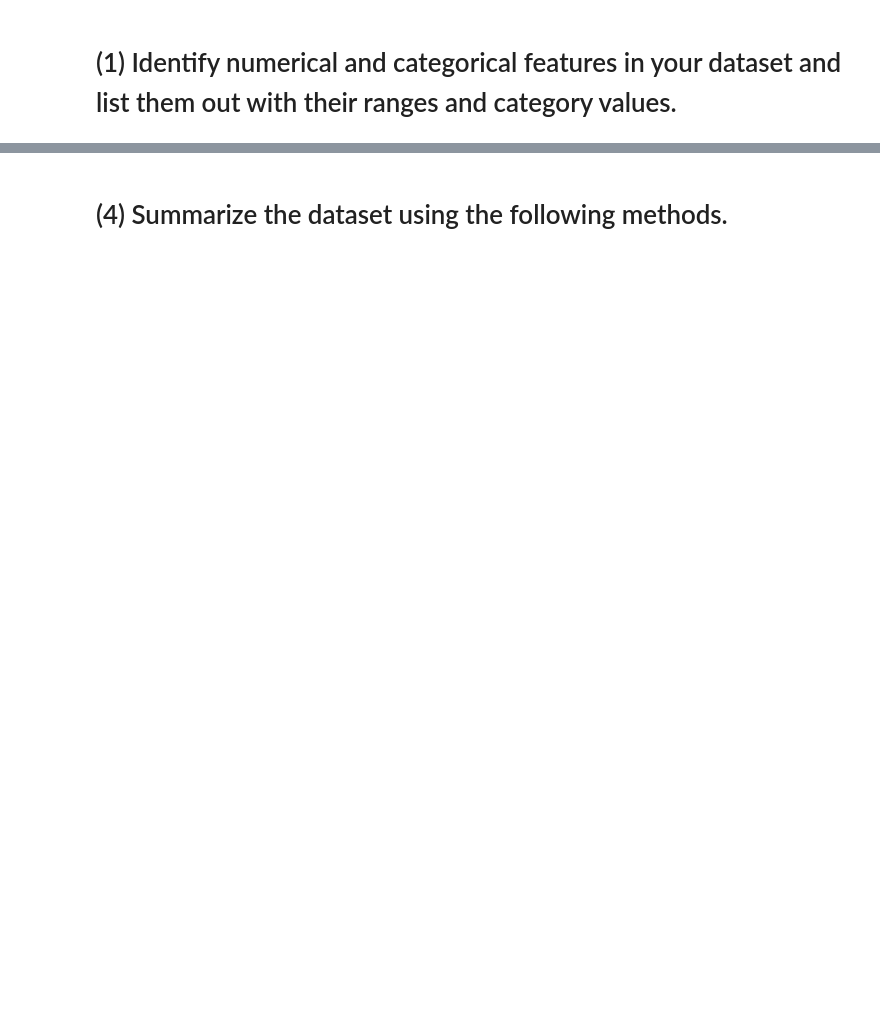
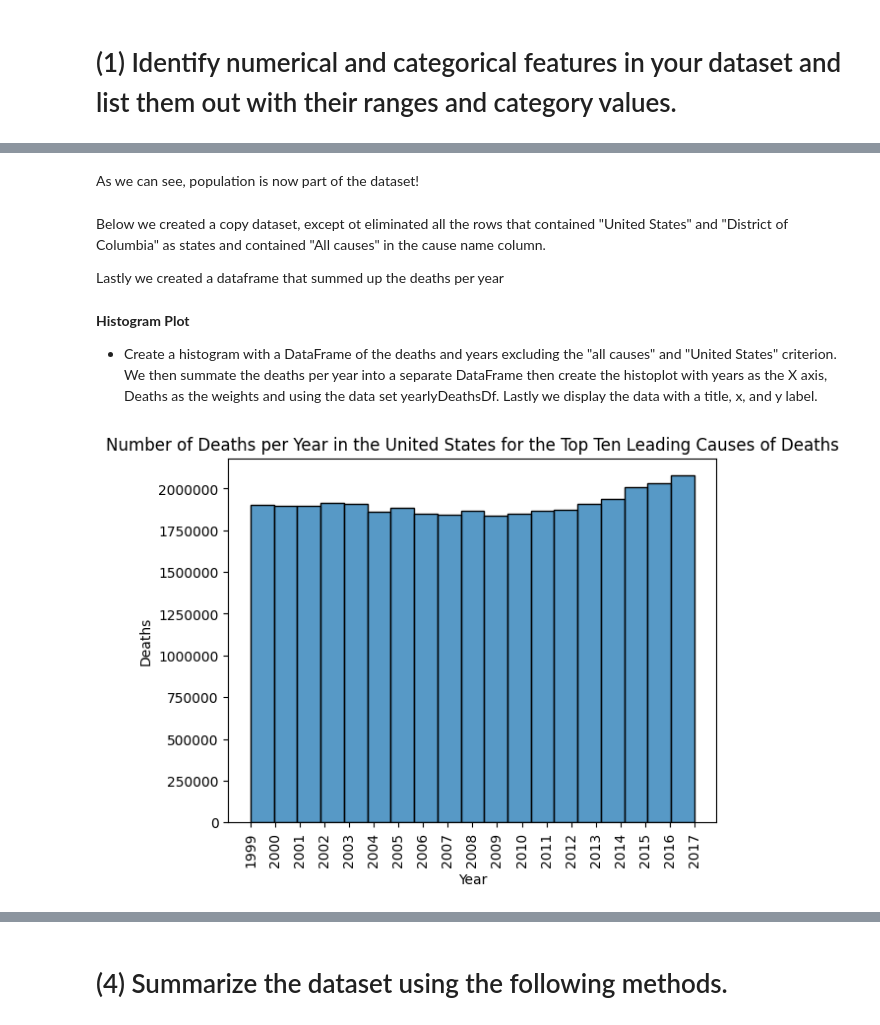
Before and after one commit to LoganWongbangchuad/DataScience, a Jupyter notebook: code/exploration.ipynb, the cells around one changed output, grey strips where cells are left out. Drawn from its saved outputs; the diff is of its cells as text; code cells hidden in the pictures; blank space fills up the shorter version.

```diff
--- a/code/exploration.ipynb
+++ b/code/exploration.ipynb
@@ -135,0 +121,36 @@ This swarm plot shows the age-adjusted death rate for every cause per state. The
+# %% [markdown]
+As we can see, population is now part of the dataset!
+# %% [markdown]
+Below we created a copy dataset, except ot eliminated all the rows that contained "United States" and "District of Columbia" as states and contained "All causes" in the cause name column.
+
+Lastly we created a dataframe that summed up the deaths per year
+# %%
+# Filter data for specific causes and exclude overall United States data
+causesDf = df[df['State'] != 'United States']
+causesDf = causesDf[causesDf['State'] != 'District of Columbia']
+# Deleting rows where 'cause_name' is 'all causes'
+causesDf = causesDf[causesDf['Cause Name'] != 'All causes']
+
+# Group by year and sum the deaths for each year
+yearlyDeathsDf = causesDf.groupby("Year")["Deaths"].sum().reset_index()
+# %% [markdown]
+**Histogram Plot**
+*   Create a histogram with a DataFrame of the deaths and years excluding the "all causes" and "United States" criterion. We then summate the deaths per year into a separate DataFrame then create the histoplot with years as the X axis, Deaths as the weights and using the data set yearlyDeathsDf. Lastly we display the data with a title, x, and y label.
+# %%
+
+# Plot histogram with pre-summed deaths as weights
+sns.histplot(x='Year', weights='Deaths', data=yearlyDeathsDf, bins=len(yearlyDeathsDf['Year'].unique()))
+plt.title('Number of Deaths per Year in the United States for the Top Ten Leading Causes of Deaths')
+plt.xlabel('Year')
+plt.ylabel('Deaths')
+
+# Format y-axis to display numbers in full scale
+plt.ticklabel_format(axis='y', style='plain')
+plt.xticks(rotation=90)
+
+# Set x-axis ticks to be integers
+plt.xticks(yearlyDeathsDf['Year'].astype(int))
+
+plt.show()
+# %% [output]
+[figure, added]
```
Also changed, not shown: parts of 116 cells of this notebook.
